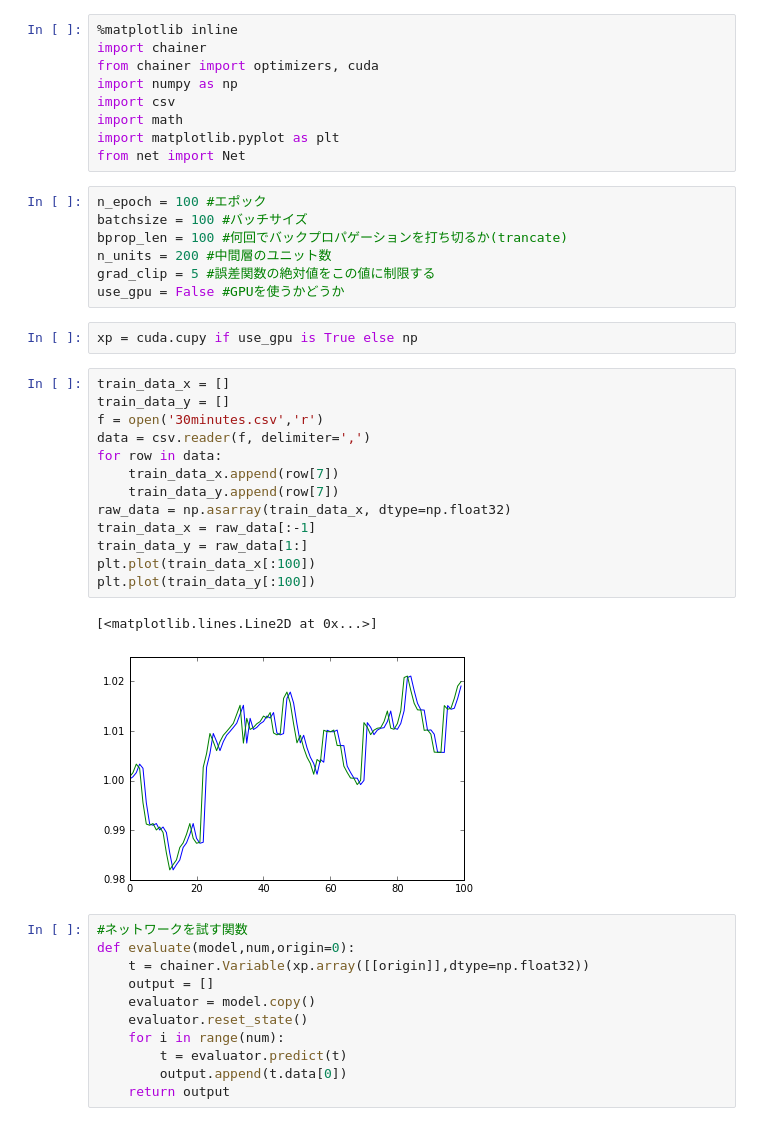
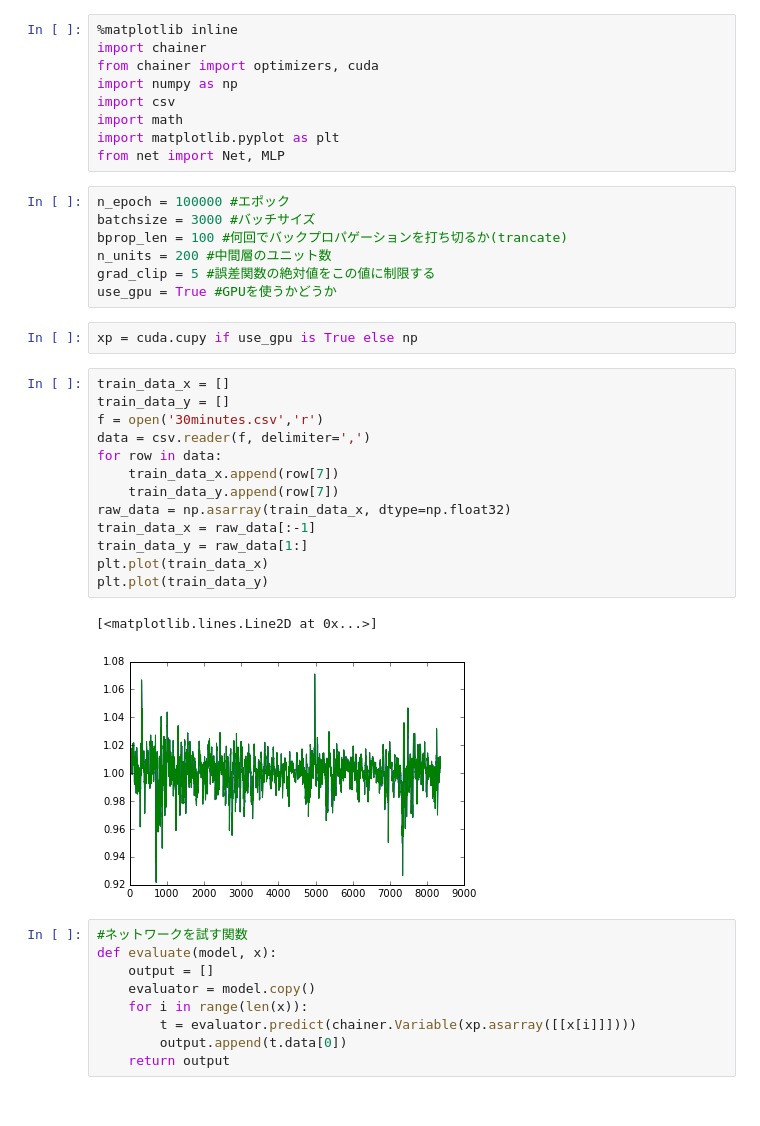
Before and after one commit to haretaro/ichiyo, a Jupyter notebook: net/train.ipynb, the cells around one changed output. Cells and saved outputs as stored; diff of their text form.

```diff
--- a/net/train.ipynb
+++ b/net/train.ipynb
@@ -6,41 +6,39 @@ import numpy as np
 import csv
 import math
 import matplotlib.pyplot as plt
-from net import Net
+from net import Net, MLP
 # %%
-n_epoch = 100 #エポック
-batchsize = 100 #バッチサイズ
+n_epoch = 100000 #エポック
+batchsize = 3000 #バッチサイズ
 bprop_len = 100 #何回でバックプロパゲーションを打ち切るか(trancate)
 n_units = 200 #中間層のユニット数
 grad_clip = 5 #誤差関数の絶対値をこの値に制限する
-use_gpu = False #GPUを使うかどうか
+use_gpu = True #GPUを使うかどうか
 # %%
 xp = cuda.cupy if use_gpu is True else np
 # %%
 train_data_x = []
 train_data_y = []
 f = open('30minutes.csv','r')
 data = csv.reader(f, delimiter=',')
 for row in data:
     train_data_x.append(row[7])
     train_data_y.append(row[7])
 raw_data = np.asarray(train_data_x, dtype=np.float32)
 train_data_x = raw_data[:-1]
 train_data_y = raw_data[1:]
-plt.plot(train_data_x[:100])
-plt.plot(train_data_y[:100])
+plt.plot(train_data_x)
+plt.plot(train_data_y)
 # %% [output]
 [<matplotlib.lines.Line2D at 0x...>]
-[figure, old version]
+[figure, new version]
 # %%
 #ネットワークを試す関数
-def evaluate(model,num,origin=0):
-    t = chainer.Variable(xp.array([[origin]],dtype=np.float32))
+def evaluate(model, x):
     output = []
     evaluator = model.copy()
-    evaluator.reset_state()
-    for i in range(num):
-        t = evaluator.predict(t)
+    for i in range(len(x)):
+        t = evaluator.predict(chainer.Variable(xp.asarray([[x[i]]])))
         output.append(t.data[0])
     return output
 # %%
```
Also changed, not shown: parts of 6 cells of this notebook, 2 other files.
